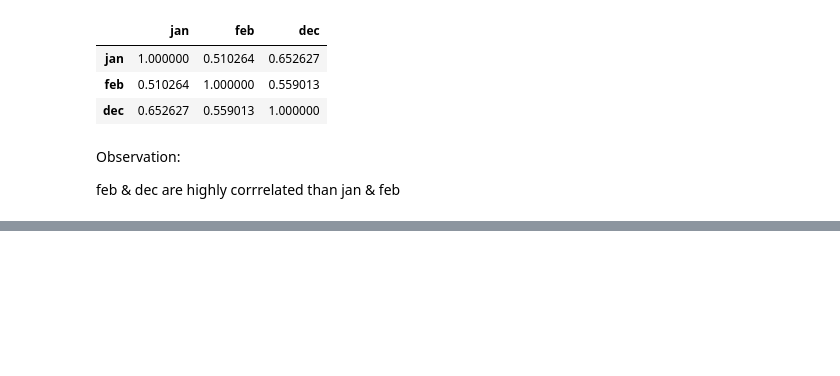
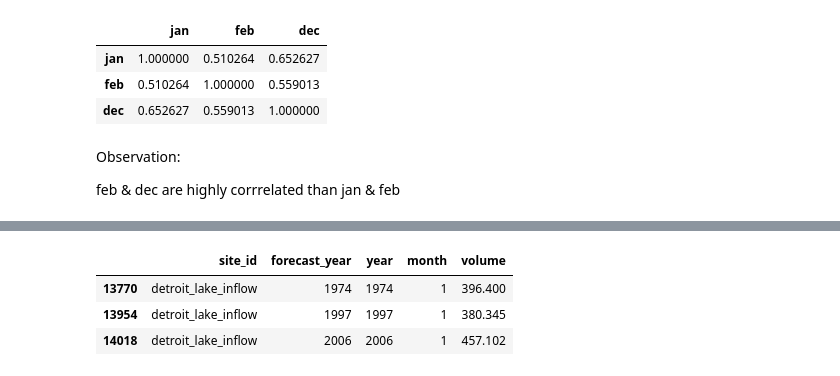
Before and after one commit to BRIJNANDA1979/Climate-Water-Supply-Forecast-Rodeo, a Jupyter notebook: Version_1_Seasonal_Analysis_of_Water_Supply_Forecast_Rodeo_project.ipynb, the cells around one changed output, grey strips where cells are left out. Cells and saved outputs as stored; diff of their text form; code cells hidden in the pictures; blank space fills up the shorter version.

```diff
--- a/Version_1_Seasonal_Analysis_of_Water_Supply_Forecast_Rodeo_project.ipynb
+++ b/Version_1_Seasonal_Analysis_of_Water_Supply_Forecast_Rodeo_project.ipynb
@@ -611,0 +646,7 @@ Observation:
+# %%
+df_second_sample[df_second_sample['month'] == 1]   #### verifying tooo less data for month jan
+# %% [output]
+|  | site_id | forecast_year | year | month | volume |
+| 13770 | detroit_lake_inflow | 1974 | 1974 | 1 | 396.400 |
+| 13954 | detroit_lake_inflow | 1997 | 1997 | 1 | 380.345 |
+| 14018 | detroit_lake_inflow | 2006 | 2006 | 1 | 457.102 |
```
Also changed, not shown: parts of 14 cells of this notebook.
